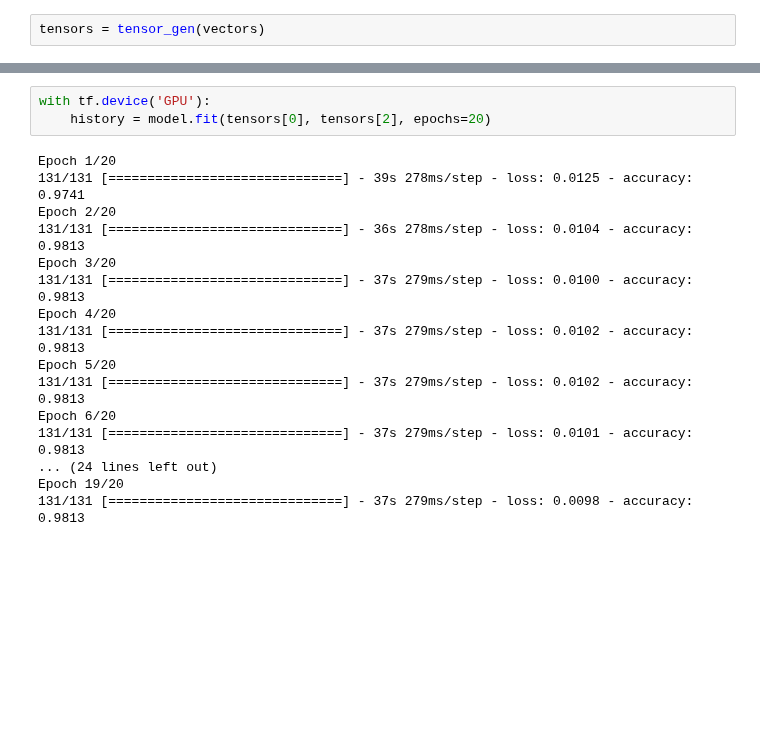
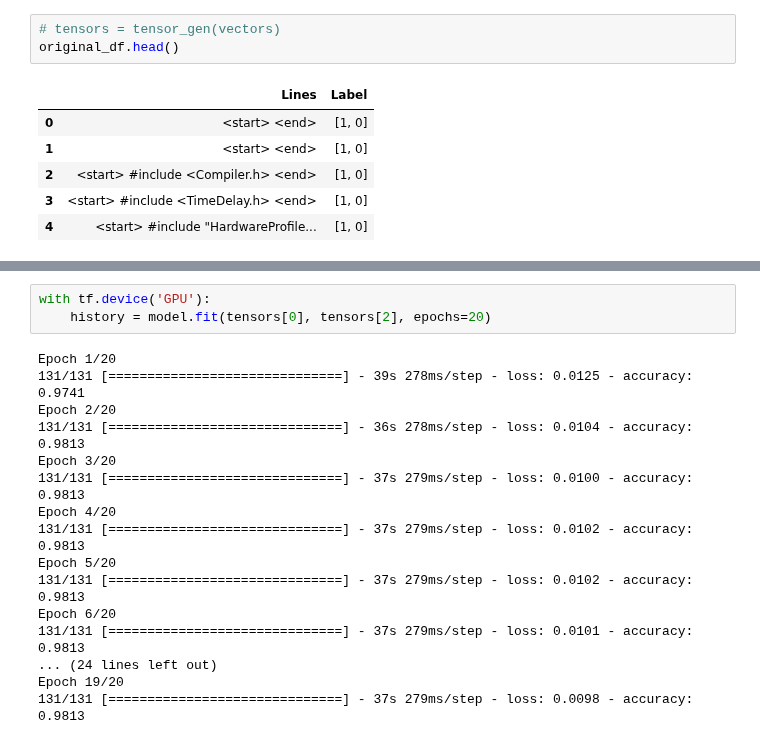
Before and after one commit to sakshmenon/Faulthunter-new-approach, a Jupyter notebook: Scripts/tester.ipynb, the cells around one changed output, grey strips where cells are left out. Saved outputs shown, nothing was run; the diff lists cells and outputs as text; blank space fills up the shorter version.

```diff
--- a/Scripts/tester.ipynb
+++ b/Scripts/tester.ipynb
@@ -78,3 +52,11 @@ See the caveats in the documentati
-# %%
-tensors = tensor_gen(vectors)
+# %%
+# tensors = tensor_gen(vectors)
+original_df.head()
+# %% [output]
+|  | Lines | Label |
+| 0 | <start> <end> | [1, 0] |
+| 1 | <start> <end> | [1, 0] |
+| 2 | <start> #include <Compiler.h> <end> | [1, 0] |
+| 3 | <start> #include <TimeDelay.h> <end> | [1, 0] |
+| 4 | <start> #include "HardwareProfile... | [1, 0] |
 # %%
```
Also changed, not shown: parts of 4 cells of this notebook, 2 other files.
